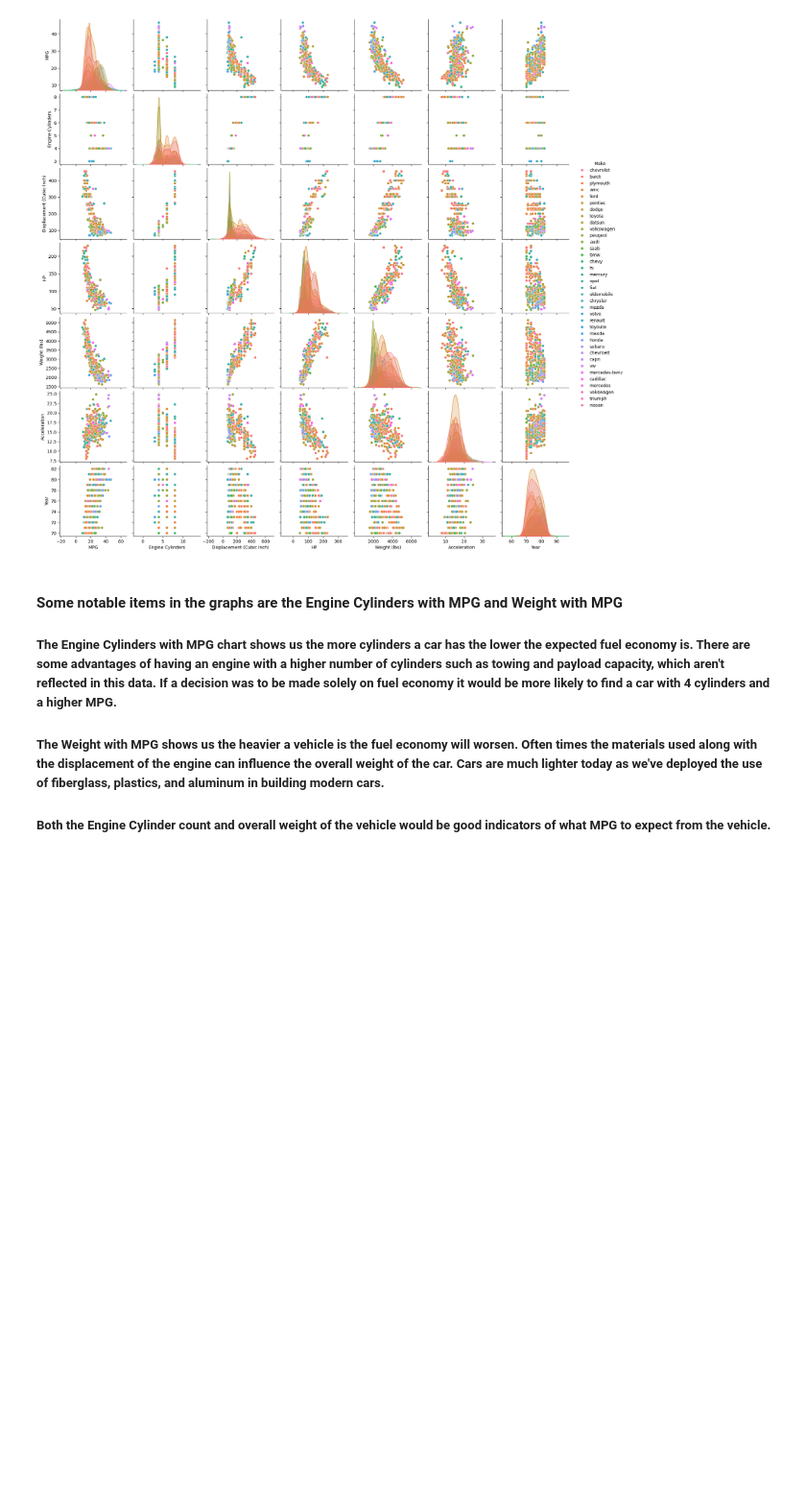
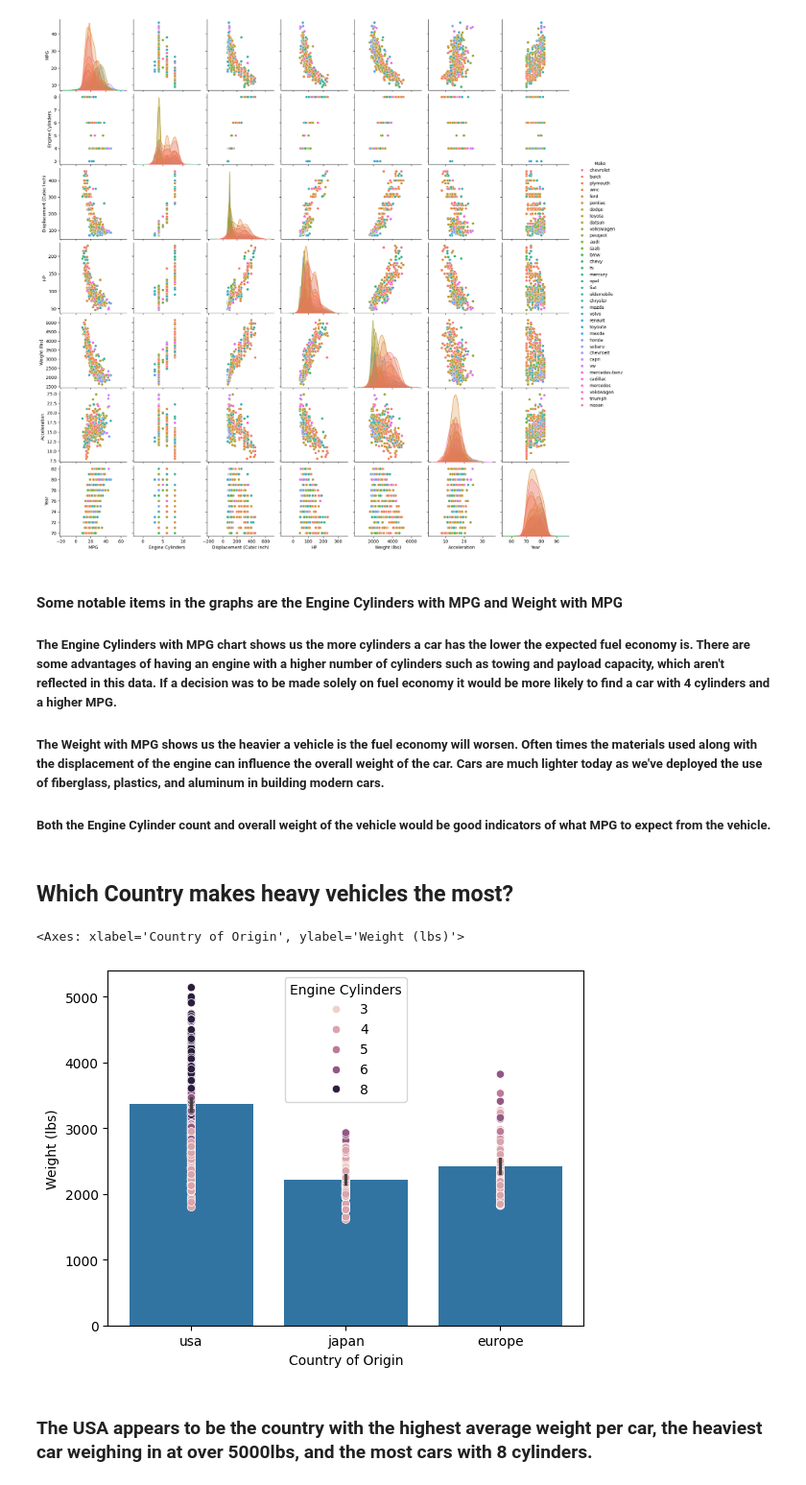
Before and after one commit to K-Bromley/datafun-06-eda, a Jupyter notebook: kellybromley_eda.ipynb, the cells around one changed output. Shown at 96% size. Cells and saved outputs as stored; diff of their text form; code cells hidden in the pictures; blank space fills up the shorter version.

```diff
--- a/kellybromley_eda.ipynb
+++ b/kellybromley_eda.ipynb
@@ -142,3 +142,14 @@ plt.show()
 ##### The Weight with MPG shows us the heavier a vehicle is the fuel economy will worsen. Often times the materials used along with the displacement of the engine can influence the overall weight of the car. Cars are much lighter today as we've deployed the use of fiberglass, plastics, and aluminum in building modern cars.
 
 ##### Both the Engine Cylinder count and overall weight of the vehicle would be good indicators of what MPG to expect from the vehicle.
+# %% [markdown]
+## Which Country makes heavy vehicles the most?
+# %%
+sns.barplot(x='Country of Origin', y='Weight (lbs)', data=df)
+
+sns.scatterplot(x='Country of Origin', y='Weight (lbs)', hue='Engine Cylinders', data=df)
+# %% [output]
+<Axes: xlabel='Country of Origin', ylabel='Weight (lbs)'>
+[figure, added]
+# %% [markdown]
+### The USA appears to be the country with the highest average weight per car, the heaviest car weighing in at over 5000lbs, and the most cars with 8 cylinders.
```
